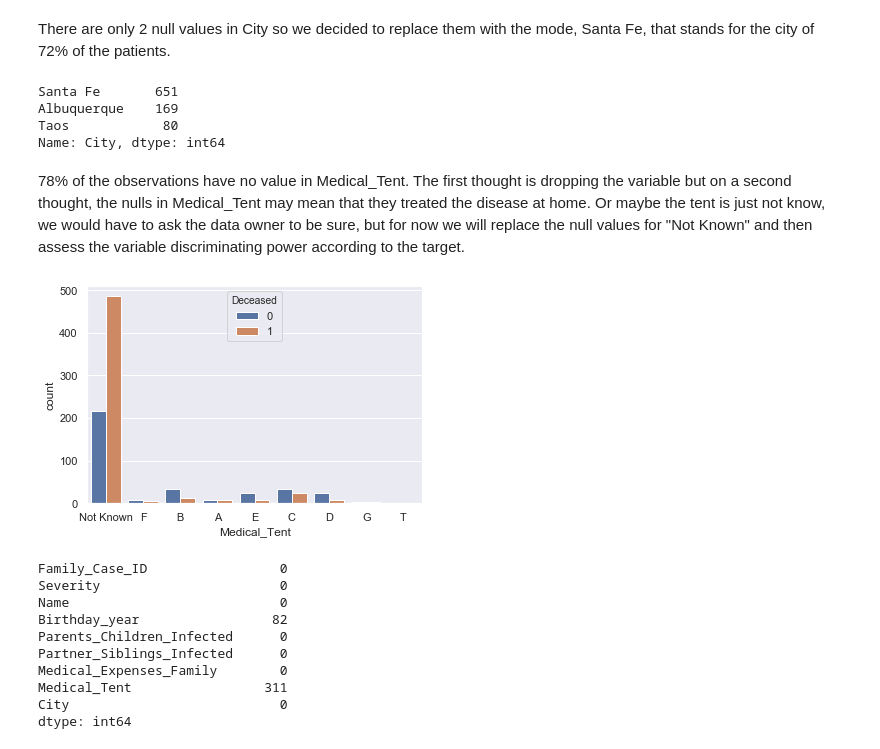
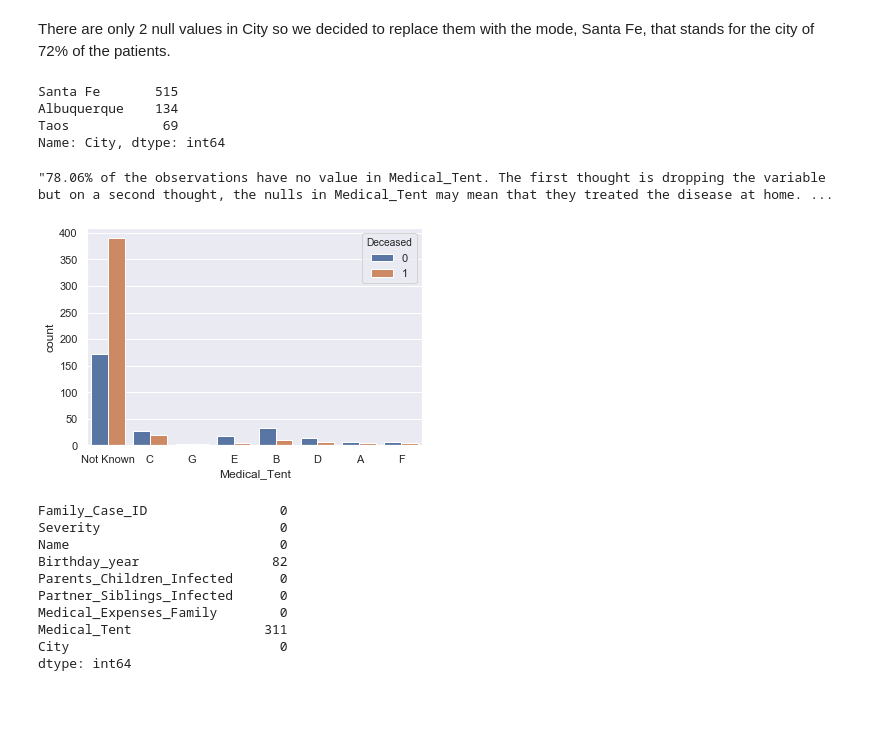
Before and after one commit to DavidSilva98/ML_project, a Jupyter notebook: group7.ipynb, the cells around one changed output. Saved outputs shown, nothing was run; the diff lists cells and outputs as text; code cells hidden in the pictures; blank space fills up the shorter version.

```diff
--- a/group7.ipynb
+++ b/group7.ipynb
@@ -334,6 +332,12 @@ plt.show()
 # %% [markdown]
 # Data Cleaning
 In this section we will clean our data using a copy of our train data. After having decided on some preprocessing steps (e.g. missing value imputer, scalling) we will integrate them in the pipeline and tune their parameters with grid-search.
+# %%
+# Split data on train and validation
+X_train, X_val, y_train, y_val = train_test_split(train_df.drop(columns='Deceased'),
+                                                  train_df.Deceased, test_size=0.20,
+                                                  stratify=train_df.Deceased,
+                                                  random_state=2)
 # %% [markdown]
 ## Outliers
 # %%
@@ -359,23 +366,25 @@ dtype: int64
 # %% [markdown]
 There are only 2 null values in City so we decided to replace them with the mode, Santa Fe, that stands for the city of 72% of the patients.
 # %%
-print(train_df.City.value_counts())
+print(X_train.City.value_counts())
 train_df.City = train_df.City.fillna(value="Santa Fe")
 # %% [output]
-Santa Fe       651
-Albuquerque    169
-Taos            80
+Santa Fe       515
+Albuquerque    134
+Taos            69
 Name: City, dtype: int64
-# %% [markdown]
-78% of the observations have no value in Medical_Tent. The first thought is dropping the variable but on a second thought, the nulls in Medical_Tent may mean that they treated the disease at home. Or maybe the tent is just not know, we would have to ask the data owner to be sure, but for now we will replace the null values for "Not Known" and then assess the variable discriminating power according to the target.
+# %%
+f"{round(562/720*100,2)}% of the observations have no value in Medical_Tent. The first thought is dropping the variable but on a second thought, the nulls in Medical_Tent may mean that they treated the disease at home. Or maybe the tent is just not know, we would have to ask the data owner to be sure, but for now we will replace the null values for 'Not Known' and then assess the variable discriminating power according to the target."
+# %% [output]
+"78.06% of the observations have no value in Medical_Tent. The first thought is dropping the variable but on a second thought, the nulls in Medical_Tent may mean that they treated the disease at home. ...
 # %%
-train_df.Medical_Tent = train_df.Medical_Tent.fillna(value="Not Known")
+X_train.Medical_Tent = X_train.Medical_Tent.fillna(value="Not Known")
 # %%
 sns.set()
-sns.countplot(x="Medical_Tent", hue="Deceased", data=train_df)
+sns.countplot(x="Medical_Tent", hue=y_train, data=X_train)
 plt.show()
 # %% [output]
-[figure, old version]
+[figure, new version]
 # %%
 test_df.isnull().sum()
 # %% [output]
```
Also changed, not shown: parts of 6 cells of this notebook.
